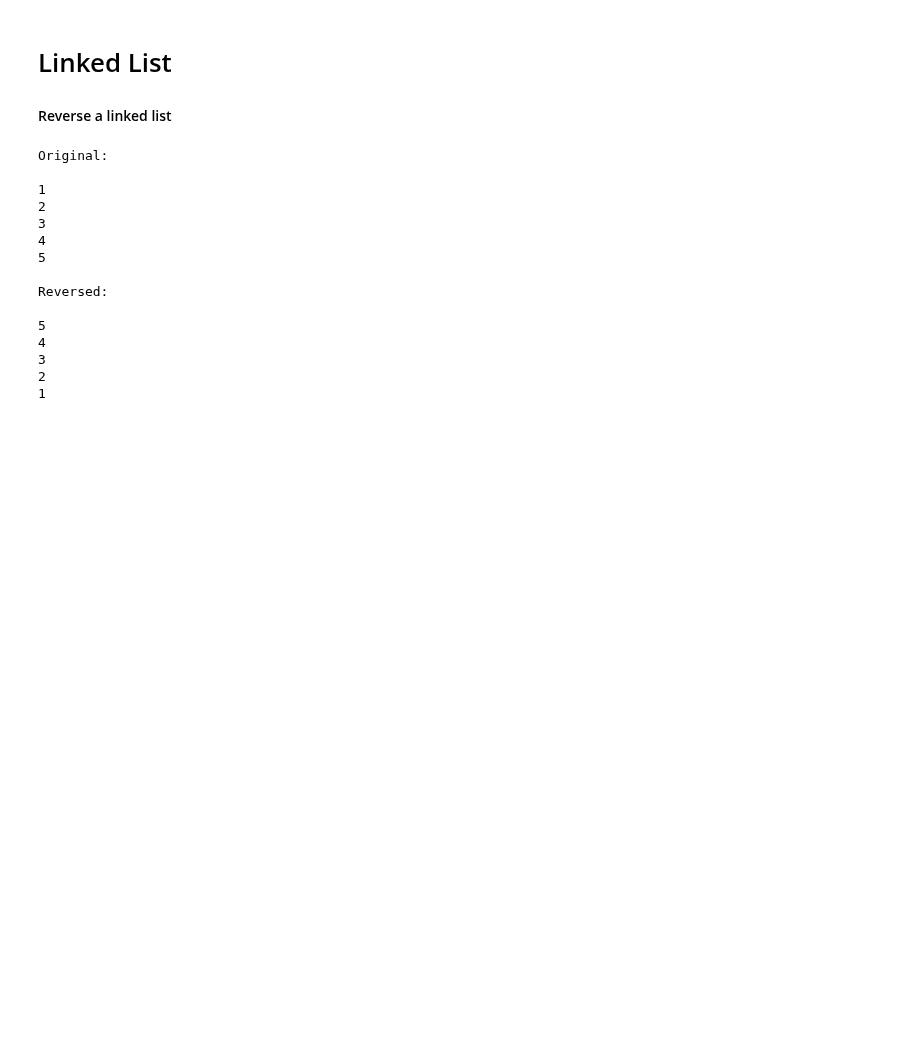
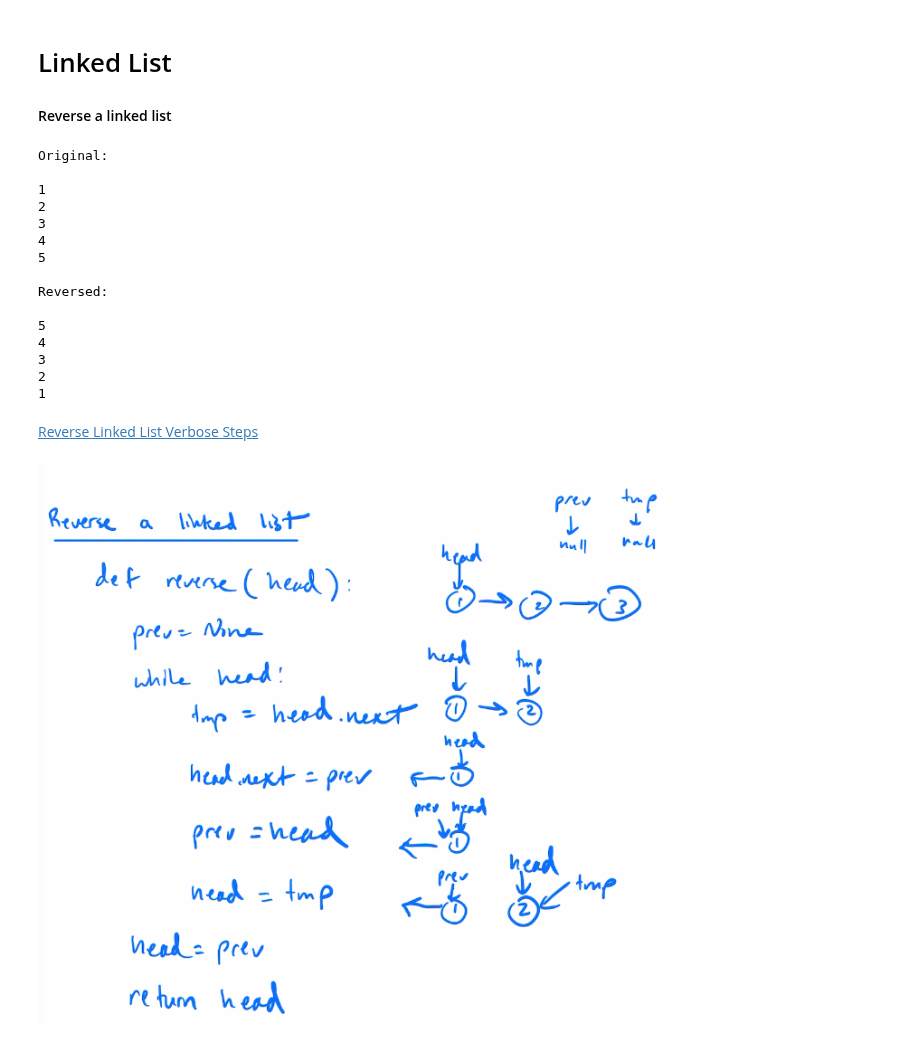
Before and after one commit to peter-lucia/algorithms, a Jupyter notebook: linked_list.ipynb, the cells around one changed output. Drawn from its saved outputs; the diff is of its cells as text; code cells hidden in the pictures; blank space fills up the shorter version.

Commit message:
updated linked list and master theorem media

```diff
--- a/linked_list.ipynb
+++ b/linked_list.ipynb
@@ -69,3 +72,9 @@ Reversed:
 3
 2
 1
+# %% [markdown]
+[Reverse Linked List Verbose Steps](reverse_linked_list.pdf)
+# %%
+display.Image("media/reverse_linked_list_with_code.png")
+# %% [output]
+[figure, added]
```
Also changed, not shown: parts of 1 cell of this notebook, 6 other files.
